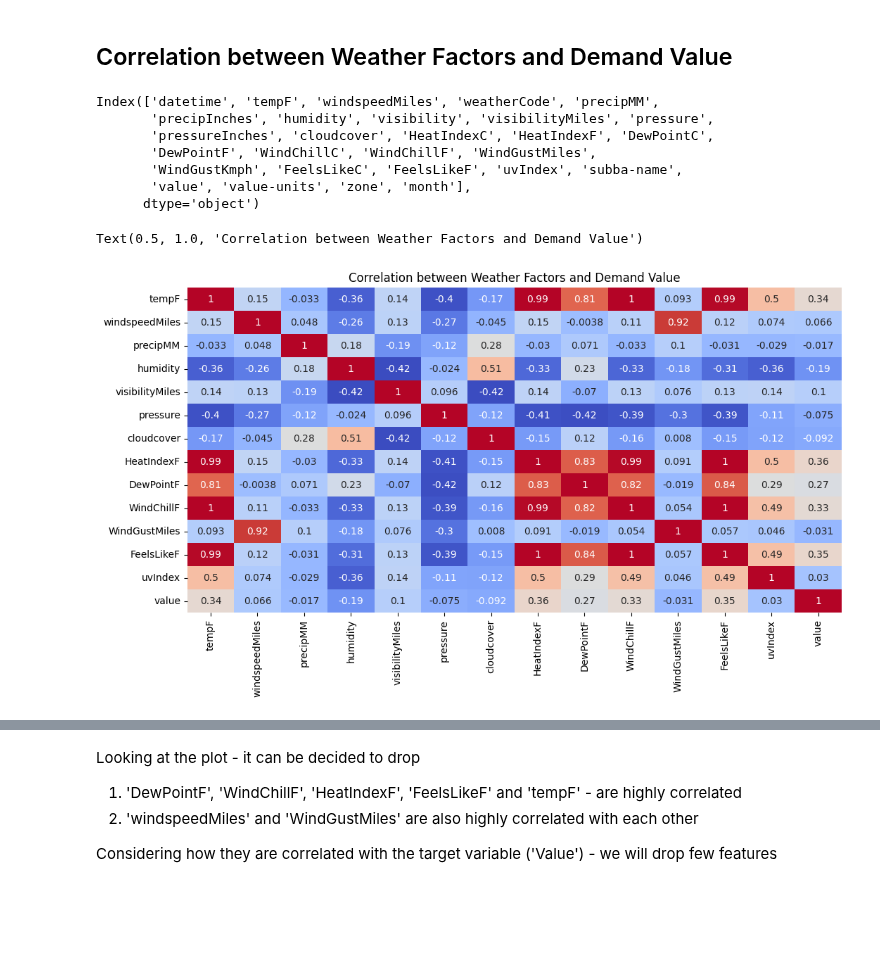
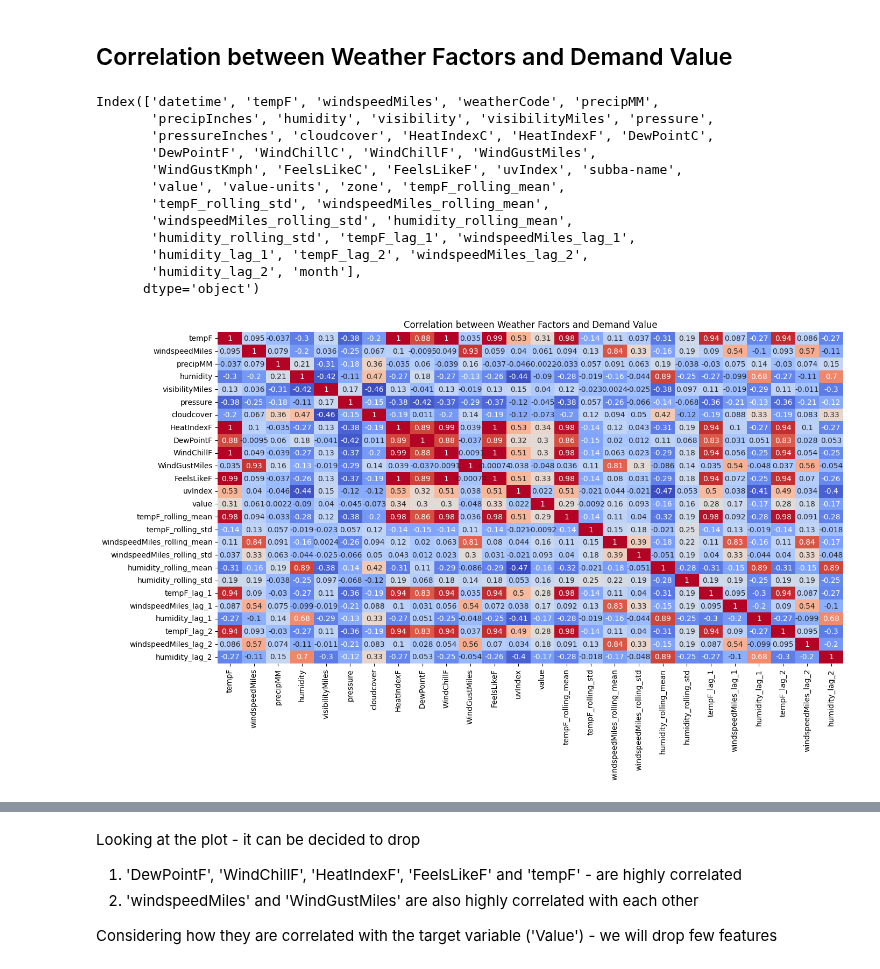
Before and after one commit to MLOPS-IE7374-Fall2024-G9/mlops-project, a Jupyter notebook: experiments/data_exp.ipynb, the cells around one changed output, grey strips where cells are left out. Saved outputs shown, nothing was run; the diff lists cells and outputs as text; code cells hidden in the pictures; blank space fills up the shorter version.

```diff
--- a/experiments/data_exp.ipynb
+++ b/experiments/data_exp.ipynb
@@ -137,0 +273,6 @@ Normalization and Label Encoding
+# %%
+# Drop rows with any NaN values in the DataFrame
+df_clean = df.dropna()
+
+# Check the DataFrame after removing rows with NaN values
+(df_clean.info())
@@ -137,0 +297,6 @@ Normalization and Label Encoding
+# %%
+# Reset the index to convert the 'datetime' index back to a normal column
+df_clean.reset_index(inplace=True)
+
+# Verify that 'datetime' is now a normal column
+(df_clean.head())
@@ -140,34 +313,34 @@ import pandas as pd
 from sklearn.preprocessing import MinMaxScaler, LabelEncoder
 
 # Step 1: Extract the month from the 'datetime' column
-df['datetime'] = pd.to_datetime(df['datetime'])
-df['month'] = df['datetime'].dt.month
+df_clean['datetime'] = pd.to_datetime(df_clean['datetime'])
+df_clean['month'] = df_clean['datetime'].dt.month
 
 # Step 2: Normalize only numerical columns (int64 and float64)
 
 # Select only the proper numerical columns (exclude 'object' type)
-numerical_columns = df.select_dtypes(include=['int64', 'float64']).columns
+numerical_columns = df_clean.select_dtypes(include=['int64', 'float64']).columns
 
 # Initialize the MinMaxScaler
 scaler = MinMaxScaler()
 
 # Apply MinMax scaling to the numerical columns
-df[numerical_columns] = scaler.fit_transform(df[numerical_columns])
+df_clean[numerical_columns] = scaler.fit_transform(df_clean[numerical_columns])
 
 # Step 3: Convert object columns to strings and label encode them
 
 # Select categorical columns (object type)
-categorical_columns = df.select_dtypes(include=['object']).columns
+categorical_columns = df_clean.select_dtypes(include=['object']).columns
 
 # Ensure uniform data type by converting all categorical values to strings
-df[categorical_columns] = df[categorical_columns].astype(str)
+df_clean[categorical_columns] = df_clean[categorical_columns].astype(str)
 
 # Apply label encoding to each categorical column
 le = LabelEncoder()
 
 for col in categorical_columns:
-    df[col] = le.fit_transform(df[col])
+    df_clean[col] = le.fit_transform(df_clean[col])
 
 # Step 4: Check the DataFrame
-df.head()
+df_clean.head()
 # %% [output]
@@ -247,25 +437,40 @@ plt.xticks(rotation = 45)
 # %% [markdown]
 ## Correlation between Weather Factors and Demand Value
 # %%
-df.columns
+df_clean.columns
 # %% [output]
 Index(['datetime', 'tempF', 'windspeedMiles', 'weatherCode', 'precipMM',
        'precipInches', 'humidity', 'visibility', 'visibilityMiles', 'pressure',
        'pressureInches', 'cloudcover', 'HeatIndexC', 'HeatIndexF', 'DewPointC',
        'DewPointF', 'WindChillC', 'WindChillF', 'WindGustMiles',
        'WindGustKmph', 'FeelsLikeC', 'FeelsLikeF', 'uvIndex', 'subba-name',
-       'value', 'value-units', 'zone', 'month'],
+       'value', 'value-units', 'zone', 'tempF_rolling_mean',
+       'tempF_rolling_std', 'windspeedMiles_rolling_mean',
+       'windspeedMiles_rolling_std', 'humidity_rolling_mean',
+       'humidity_rolling_std', 'tempF_lag_1', 'windspeedMiles_lag_1',
+       'humidity_lag_1', 'tempF_lag_2', 'windspeedMiles_lag_2',
+       'humidity_lag_2', 'month'],
       dtype='object')
 # %%
-weather_factors_value = df[['tempF', 'windspeedMiles', 'precipMM', 'humidity', 'visibilityMiles', 'pressure', 'cloudcover', 'HeatIndexF', 'DewPointF', 'WindChillF', 'WindGustMiles', 'FeelsLikeF', 'uvIndex', 'value']]
+# Select the weather factors along with newly created numerical features
+weather_factors_value = df_clean[['tempF', 'windspeedMiles', 'precipMM', 'humidity', 'visibilityMiles', 'pressure',
+                            'cloudcover', 'HeatIndexF', 'DewPointF', 'WindChillF', 'WindGustMiles', 'FeelsLikeF',
+                            'uvIndex', 'value',
+                            'tempF_rolling_mean', 'tempF_rolling_std', 'windspeedMiles_rolling_mean', 'windspeedMiles_rolling_std',
+                            'humidity_rolling_mean', 'humidity_rolling_std',
+                            'tempF_lag_1', 'windspeedMiles_lag_1', 'humidity_lag_1',
+                            'tempF_lag_2', 'windspeedMiles_lag_2', 'humidity_lag_2']]
+
+# Calculate the correlation matrix
 weather_corr = weather_factors_value.corr()
 
-plt.figure(figsize = (12,6))
-sns.heatmap(weather_corr, annot = True, cmap = 'coolwarm', cbar=False)
+# Plot the correlation heatmap
+plt.figure(figsize=(15,8))
+sns.heatmap(weather_corr, annot=True, cmap='coolwarm', cbar=False)
 plt.title('Correlation between Weather Factors and Demand Value')
+plt.show()
 # %% [output]
-Text(0.5, 1.0, 'Correlation between Weather Factors and Demand Value')
-[figure, old version]
+[figure, new version]
 # %%
 # Step 1: Find pairs of features with correlation > 0.7
 threshold = 0.7
```
Also changed, not shown: parts of 51 cells of this notebook, 10 other files.
